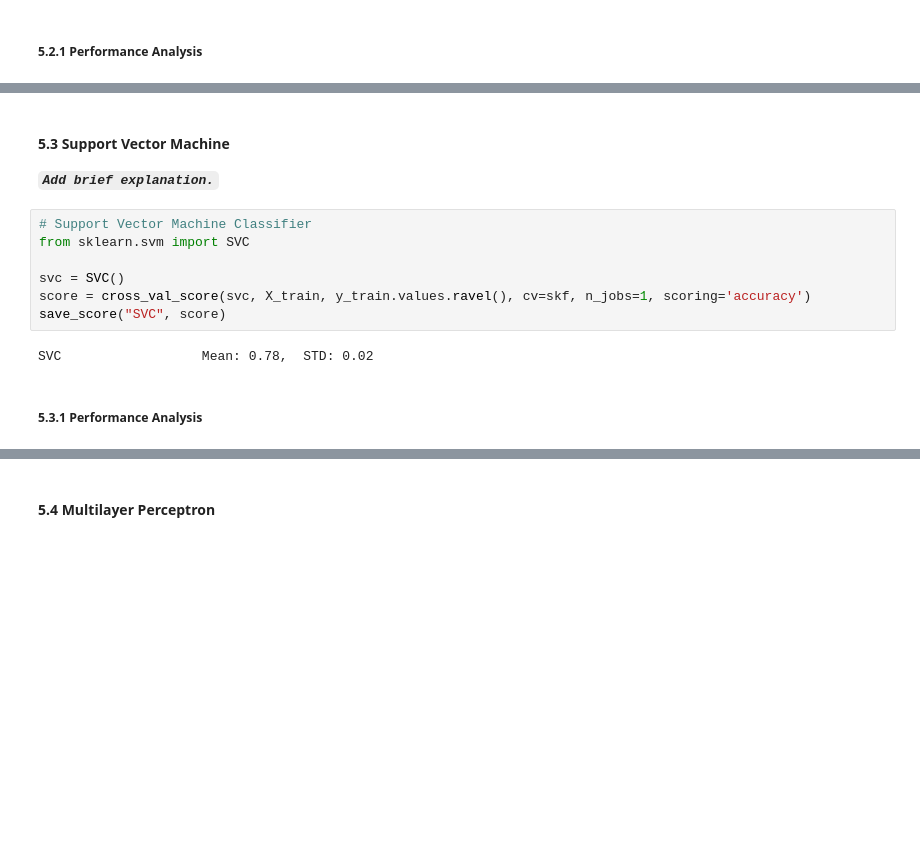
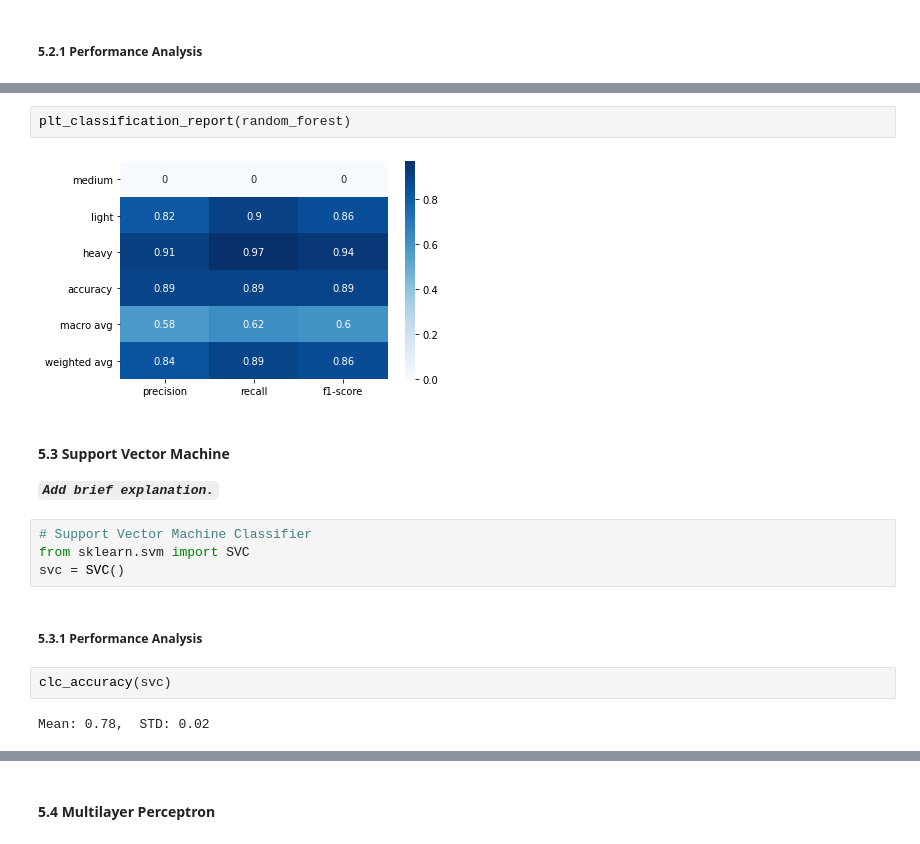
Before and after one commit to eneskacan/agu-capstone, a Jupyter notebook: main.ipynb, the cells around one changed output, grey strips where cells are left out. Saved outputs shown, nothing was run; the diff lists cells and outputs as text; blank space fills up the shorter version.

```diff
--- a/main.ipynb
+++ b/main.ipynb
@@ -178,14 +206,17 @@ Random Forest        Mean: 0.86,  STD: 0.05
+# %%
+plt_classification_report(random_forest)
+# %% [output]
+[figure, added]
 # %% [markdown]
 #### 5.3 Support Vector Machine
 ***`Add brief explanation.`***
 # %%
 # Support Vector Machine Classifier
 from sklearn.svm import SVC
-
 svc = SVC()
-score = cross_val_score(svc, X_train, y_train.values.ravel(), cv=skf, n_jobs=1, scoring='accuracy')
-save_score("SVC", score)
-# %% [output]
-SVC                  Mean: 0.78,  STD: 0.02
 # %% [markdown]
 ##### 5.3.1 Performance Analysis
+# %%
+clc_accuracy(svc)
+# %% [output]
+Mean: 0.78,  STD: 0.02
```
Also changed, not shown: parts of 11 cells of this notebook.
